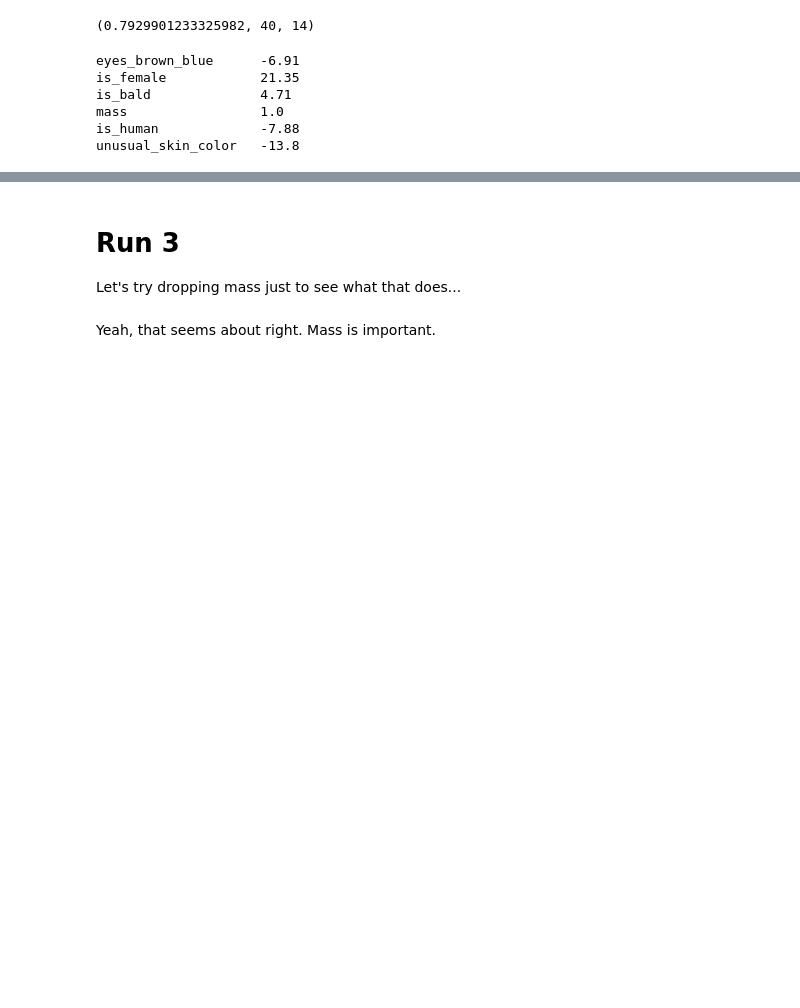
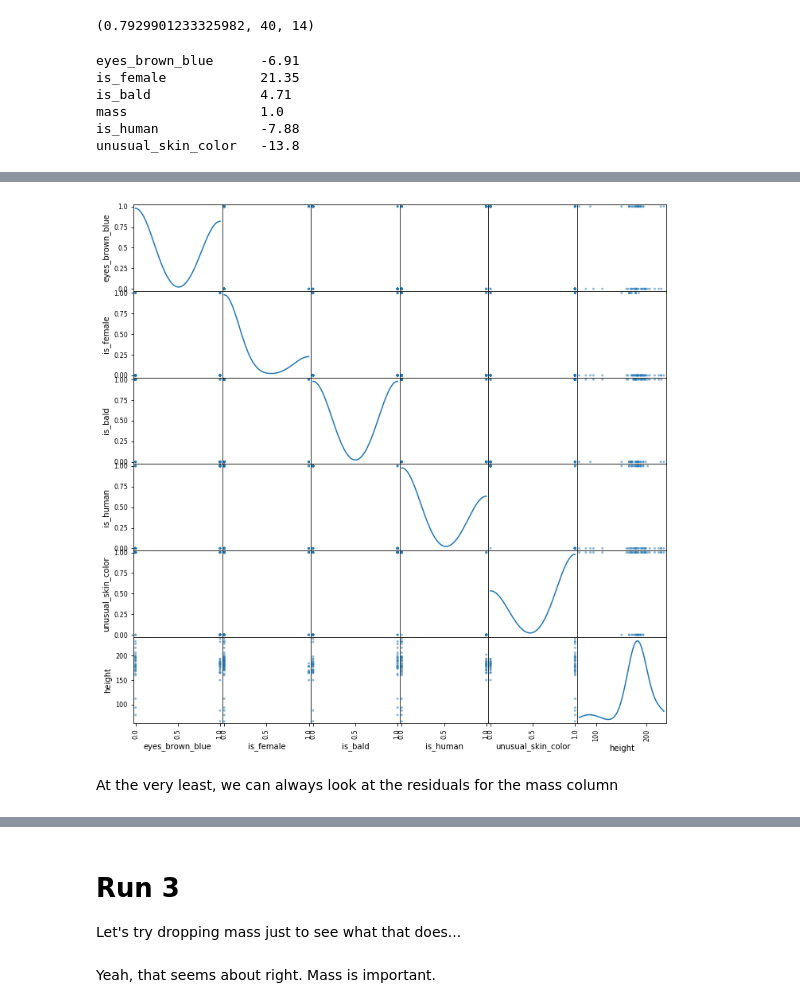
Before and after one commit to timothy-salazar/swapi, a Jupyter notebook: Minimum Viable Product.ipynb, the cells around one changed output, grey strips where cells are left out. Saved outputs shown, nothing was run; the diff lists cells and outputs as text; code cells hidden in the pictures; blank space fills up the shorter version.

```diff
--- a/Minimum Viable Product.ipynb
+++ b/Minimum Viable Product.ipynb
@@ -473,0 +491,9 @@ df_x.head()
+# %%
+from pandas.plotting import scatter_matrix
+df_x['height'] = y
+scatter_matrix(df_x, figsize=(12,12), diagonal = 'kde')
+plt.show()
+# %% [output]
+[figure, added]
+# %% [markdown]
+At the very least, we can always look at the residuals for the mass column
```
Also changed, not shown: parts of 9 cells of this notebook, 2 other files.
